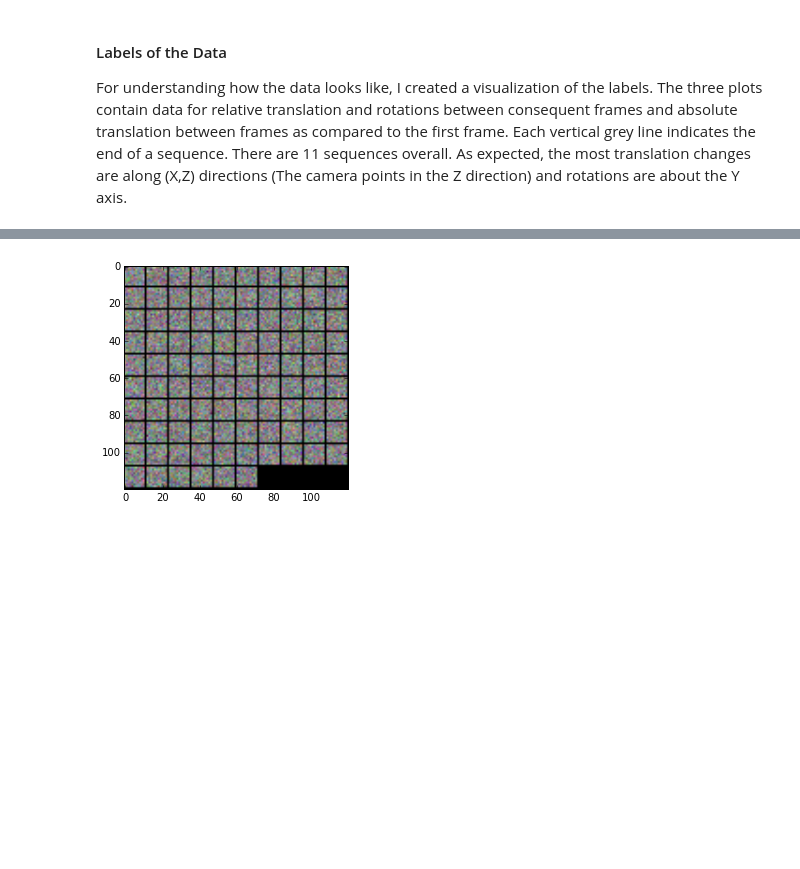
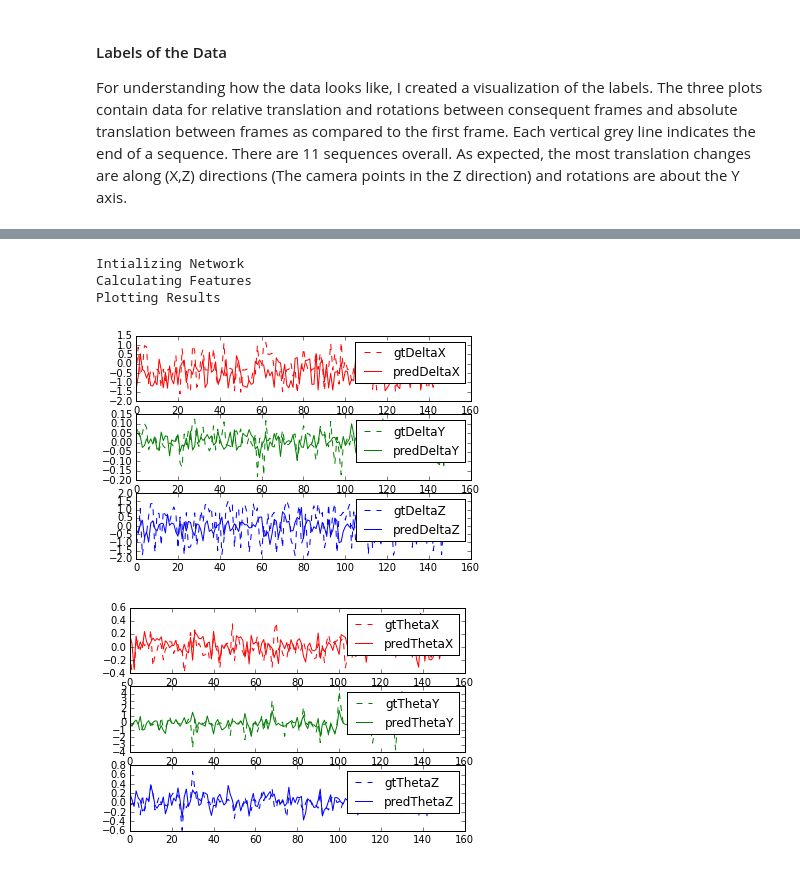
Before and after one commit to pulkitag/caffe, a Jupyter notebook: modelFiles/kitti/Kitti-Document.ipynb, the cells around one changed output, grey strips where cells are left out. Drawn from its saved outputs; the diff is of its cells as text; code cells hidden in the pictures; blank space fills up the shorter version.

```diff
--- a/modelFiles/kitti/Kitti-Document.ipynb
+++ b/modelFiles/kitti/Kitti-Document.ipynb
@@ -35,5 +44,9 @@ net.vis_weights('conv1')
-# %%
-netRandom = mp.MyNet(protoFile)
-netRandom.vis_weights('conv1')
-# %% [output]
-[figure, removed]
+# %%
+ku.get_accuracy(numIter=30000, imSz=256, poseType='euler', nrmlzType='zScoreScaleSeperate',
+                 isScratch=True, concatLayer='pool5', numBatches=3)
+# %% [output]
+Intializing Network
+Calculating Features
+Plotting Results
+[figure, added]
+[figure, added]
```
Also changed, not shown: parts of 7 cells of this notebook, 9 other files.
